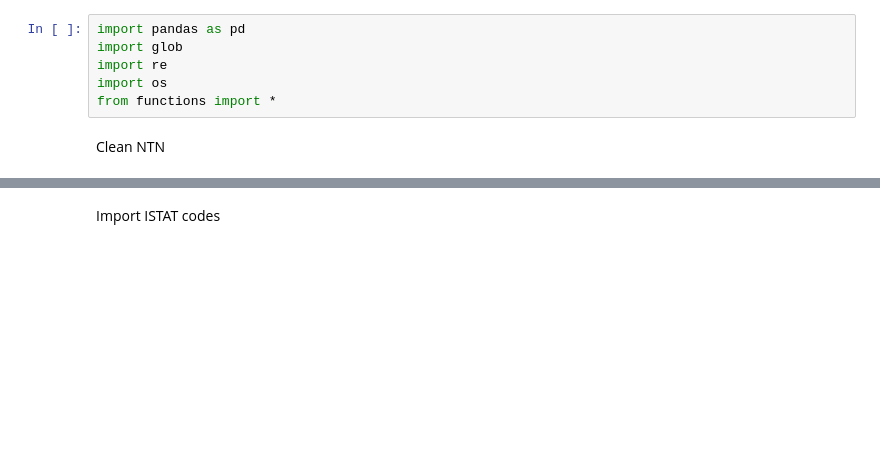
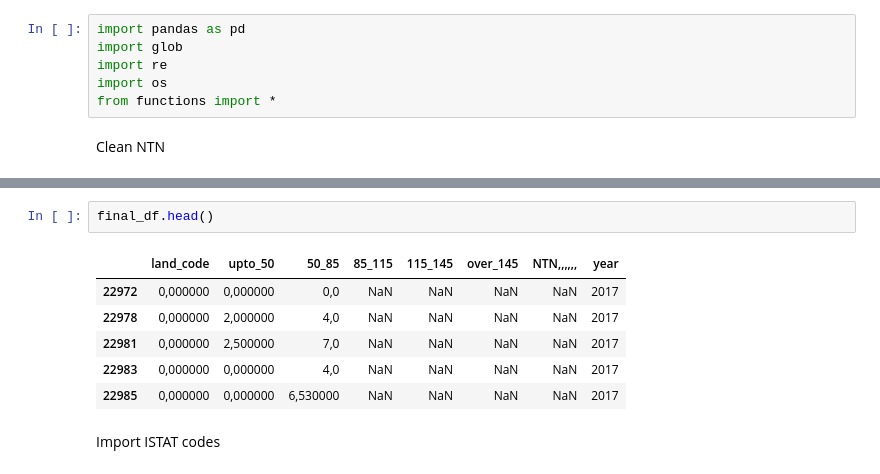
Before and after one commit to FrancescoCorti/omi-visualisation, a Jupyter notebook: 1_clean_omi_ntn.ipynb, the cells around one changed output, grey strips where cells are left out. Saved outputs shown, nothing was run; the diff lists cells and outputs as text; blank space fills up the shorter version.

```diff
--- a/1_clean_omi_ntn.ipynb
+++ b/1_clean_omi_ntn.ipynb
@@ -27,3 +67,12 @@ df_ntn = df_ntn.rename(columns={'code': 'land_code', " upto_50": "upto_50"})
+# %%
+final_df.head()
+# %% [output]
+|  | land_code | upto_50 | 50_85 | 85_115 | 115_145 | over_145 | NTN,,,,,, | year |
+| 22972 | 0,000000 | 0,000000 | 0,0 | NaN | NaN | NaN | NaN | 2017 |
+| 22978 | 0,000000 | 2,000000 | 4,0 | NaN | NaN | NaN | NaN | 2017 |
+| 22981 | 0,000000 | 2,500000 | 7,0 | NaN | NaN | NaN | NaN | 2017 |
+| 22983 | 0,000000 | 0,000000 | 4,0 | NaN | NaN | NaN | NaN | 2017 |
+| 22985 | 0,000000 | 0,000000 | 6,530000 | NaN | NaN | NaN | NaN | 2017 |
 # %% [markdown]
 Import ISTAT codes
 # %%
```
Also changed, not shown: parts of 5 cells of this notebook.
